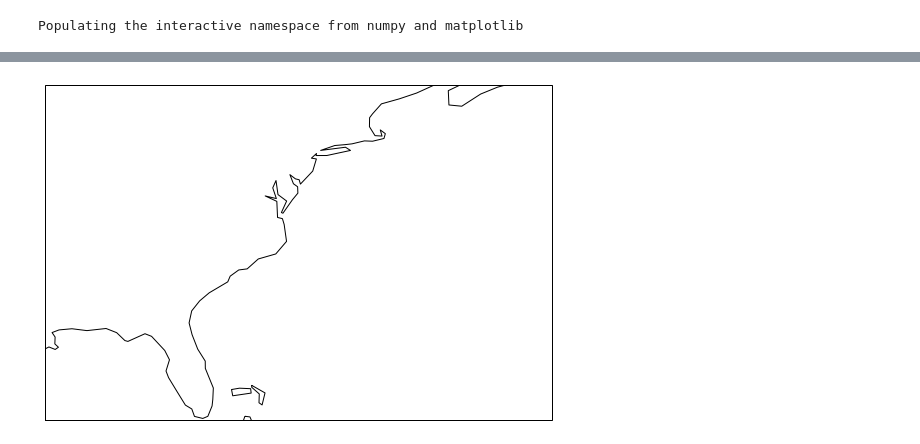
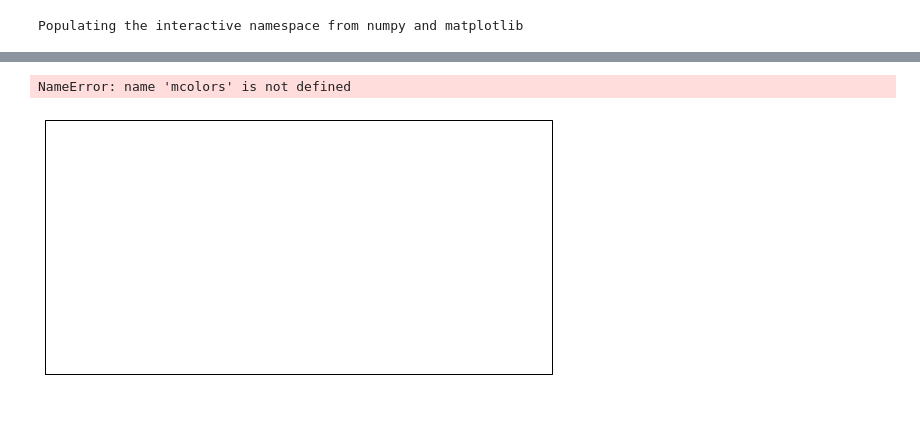
Before and after one commit to cjeffr/BarrierIslandBreachv1, a Jupyter notebook: fort.q_plotting.ipynb, the cells around one changed output, grey strips where cells are left out. Drawn from its saved outputs; the diff is of its cells as text; code cells hidden in the pictures; blank space fills up the shorter version.

```diff
--- a/fort.q_plotting.ipynb
+++ b/fort.q_plotting.ipynb
@@ -49,11 +65,0 @@ for i in range(4,5):
-# %%
-plt.figure()
-for key in patch_dict:
-    X = patch_dict[key]['Xc']
-    Y = patch_dict[key]['Yc']
-    water = patch_dict[key]['water']
-
-    plt.scatter(X,Y,c=water, s=100, cmap=plt.get_cmap('coolwarm'))
-plt.clim(-1.0, 1.0)
-plt.colorbar()
-plt.show()
@@ -106,3 +119,0 @@ grdimage (api_import_grid): NetCDF: Attempting netcdf-4 operation on netcdf-3 fi
-# %%
-water -= .33
-water
@@ -127,32 +120,37 @@ array([[0.49964594, 0.49886538, 0.49788077, 0.50536582, 0.51291023,
 # %%
+mcolors=matplotlib.
 fig = plt.figure(figsize=[20,15])
-ax = fig.add_subplot(121, projection=ccrs.PlateCarree([-74, -60.00, 20., 44]))
-img_extent = [-90, -60.00, 25., 44]
-
+ax = fig.add_subplot(121, projection=ccrs.PlateCarree([-126,-123, 44, 48])) # [-74, -60.00, 20., 44]
+img_extent = [-126,-123, 44, 48]
+cmap = mcolors.ListedColormap(self.colors, 'colormap')
+norm = mcolors.BoundaryNorm(self.cbarLevels, cmap.N, clip=True)
+# tiler = MapQuestOpenAerial()
 ax.set_extent(img_extent)
 ax.coastlines()
+# ax.add_feature(cartopy.feature.LAND)
+# ax.add_image(tiler)
 for patch in patch_dict:
     lat = patch_dict[patch]['lat']
     long = patch_dict[patch]['long']
     water = patch_dict[patch]['water']
-    if patch_dict[patch]['amr_level'] >= 1:
-        df = pd.DataFrame(data=water, index=[i for i in long], columns=[i for i in lat])# 'Latitude':lat, 'Longitude':long})
-        df.index.name='Longitude'
-        df.columns.name="Latitude"
-        da=xr.DataArray(data=df.T)
-        X, Y = np.meshgrid(lat, long)
-        ax.contourf(X, Y, water)
+    df = pd.DataFrame(data=water, index=[i for i in long], columns=[i for i in lat])# 'Latitude':lat, 'Longitude':long})
+    df.index.name='Longitude'
+    df.columns.name="Latitude"
+    da=xr.DataArray(data=df.T)
+    X, Y = np.meshgrid(lat, long)
+    ax.contourf(da)
 
 
 # import numpy as np
 # lon = np.linspace(-80, 80, 25)
 # lat = np.linspace(30, 70, 25)
 # lon2d, lat2d = np.meshgrid(lon, lat)
 # data = np.cos(np.deg2rad(lat2d) * 4) + np.sin(np.deg2rad(lon2d) * 4)
 # ax.contourf(da, alpha=0.5)
 plt.show()
 
 # fig = plt.figure(2)
 # plt.pcolor(Xc, Yc, eta, vmin=-0.1, vmax=1.)
 # %% [output]
+NameError: name 'mcolors' is not defined
-[figure, old version]
+[figure, new version]
```
Also changed, not shown: parts of 6 cells of this notebook.
